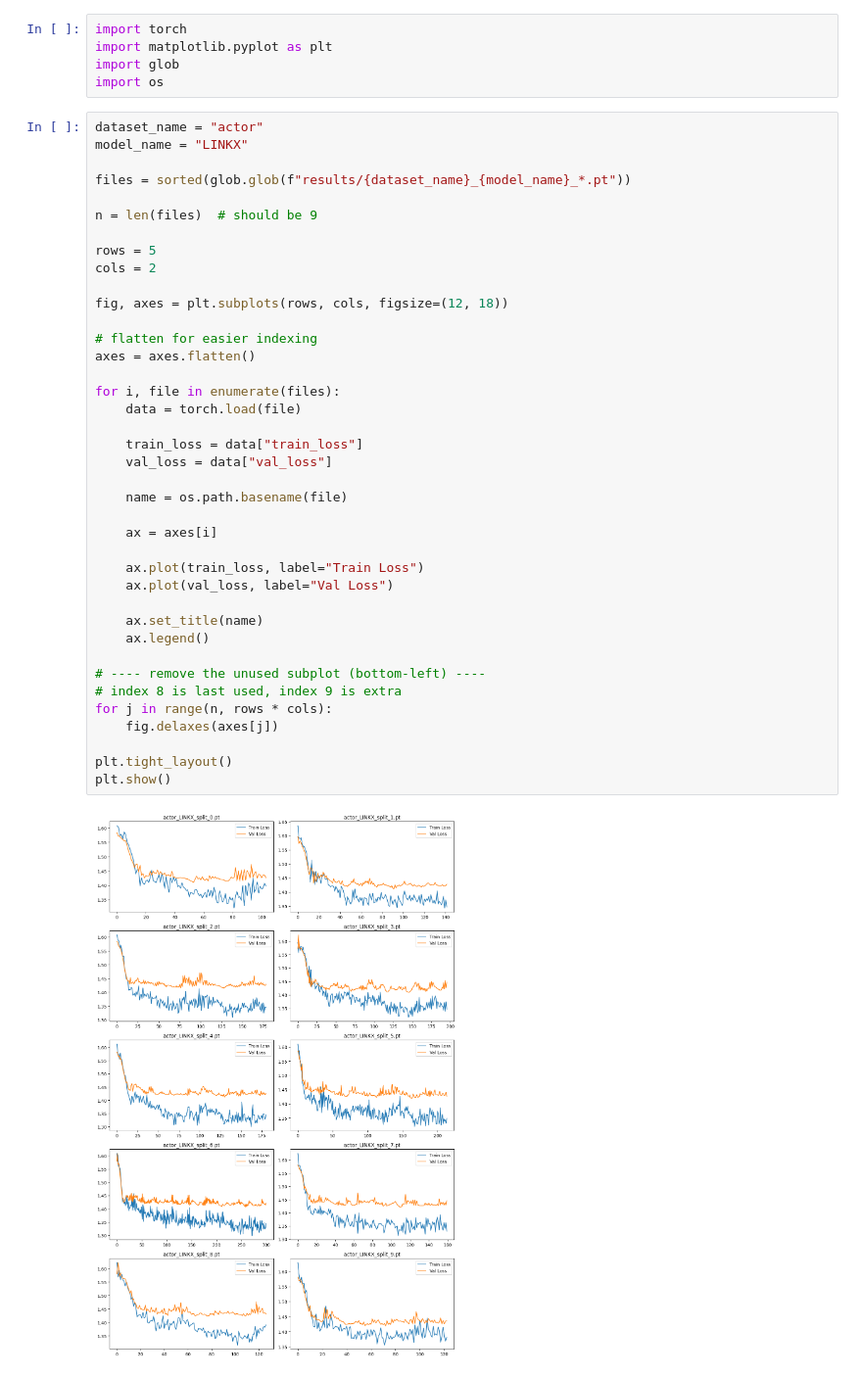
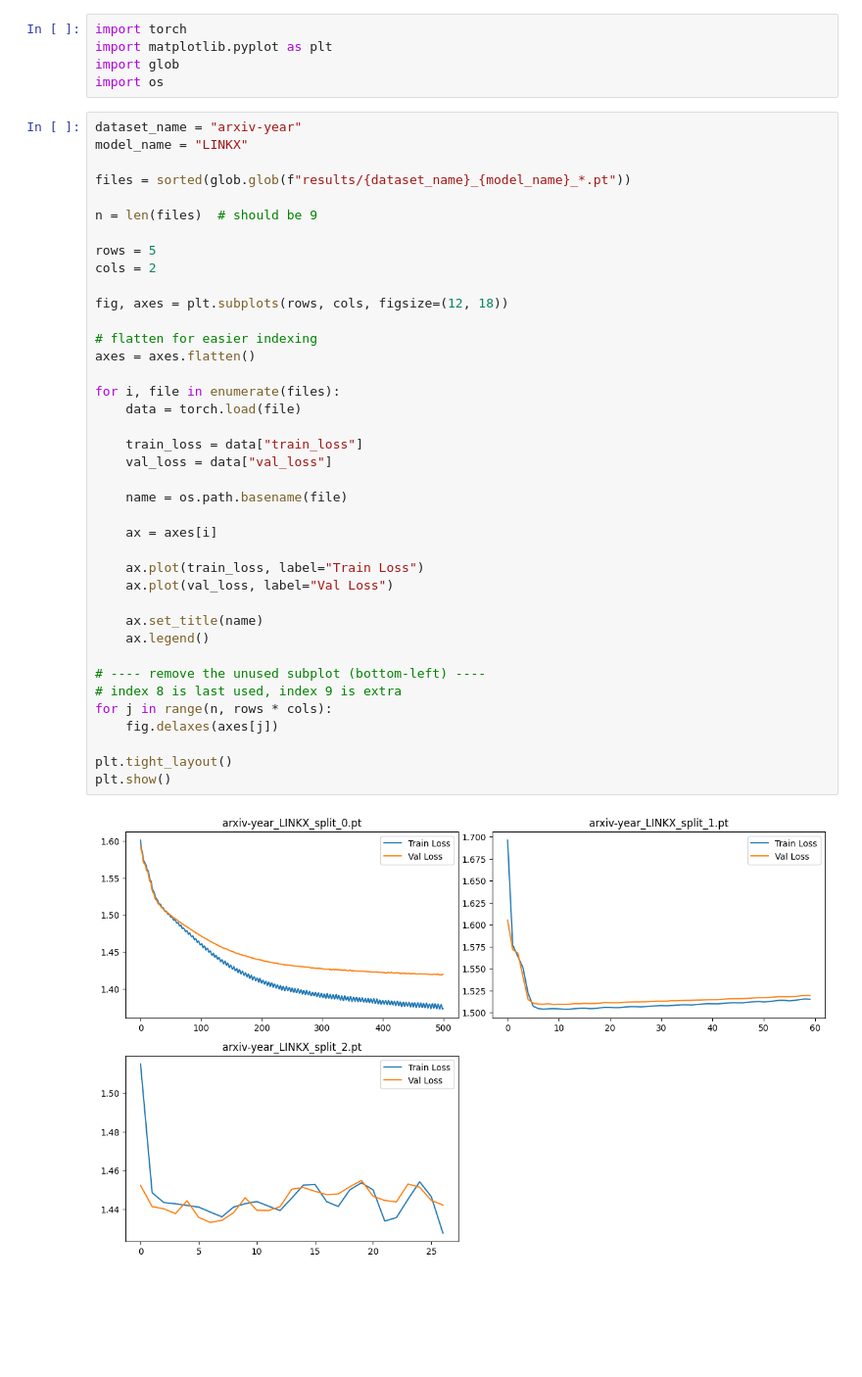
Before and after one commit to AshutoshKumar1007/GNN-Message-Passing-Survey, a Jupyter notebook: HeterophilicGNN/LINKX/plot_results.ipynb, the cells around one changed output. Shown at 98% size. Saved outputs shown, nothing was run; the diff lists cells and outputs as text; blank space fills up the shorter version.

```diff
--- a/HeterophilicGNN/LINKX/plot_results.ipynb
+++ b/HeterophilicGNN/LINKX/plot_results.ipynb
@@ -4,7 +4,7 @@ import matplotlib.pyplot as plt
 import glob
 import os
 # %%
-dataset_name = "actor"
+dataset_name = "arxiv-year"
 model_name = "LINKX"
 
 files = sorted(glob.glob(f"results/{dataset_name}_{model_name}_*.pt"))
@@ -16,31 +16,31 @@ cols = 2
 
 fig, axes = plt.subplots(rows, cols, figsize=(12, 18))
 
 # flatten for easier indexing
 axes = axes.flatten()
 
 for i, file in enumerate(files):
     data = torch.load(file)
 
     train_loss = data["train_loss"]
     val_loss = data["val_loss"]
 
     name = os.path.basename(file)
 
     ax = axes[i]
 
     ax.plot(train_loss, label="Train Loss")
     ax.plot(val_loss, label="Val Loss")
 
     ax.set_title(name)
     ax.legend()
 
 # ---- remove the unused subplot (bottom-left) ----
 # index 8 is last used, index 9 is extra
 for j in range(n, rows * cols):
     fig.delaxes(axes[j])
 
 plt.tight_layout()
 plt.show()
 # %% [output]
-[figure, old version]
+[figure, new version]
```
Also changed, not shown: 19 other files.
